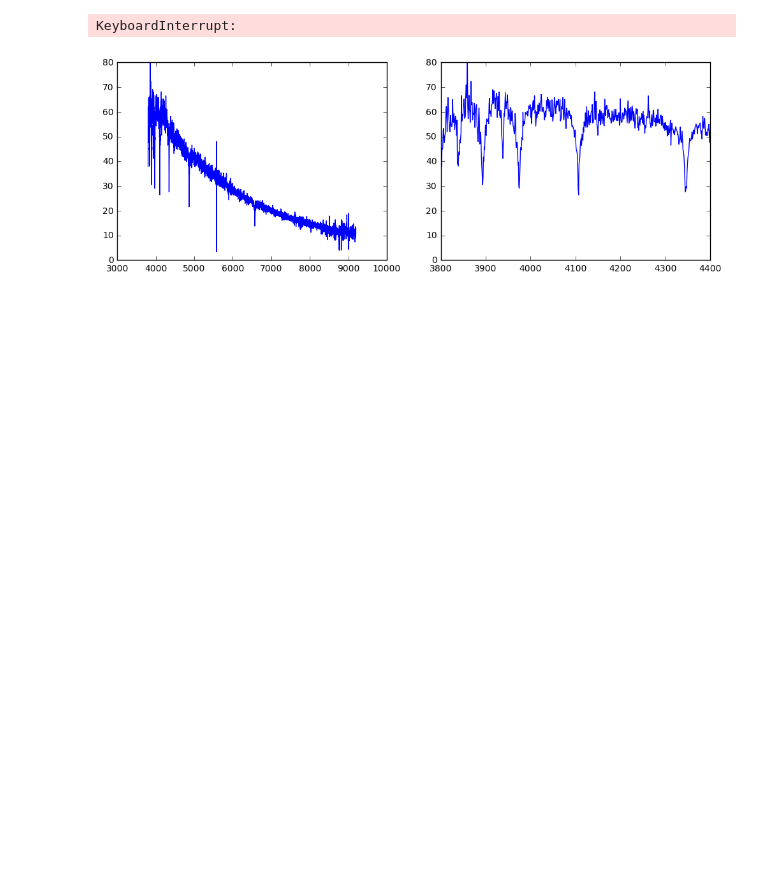
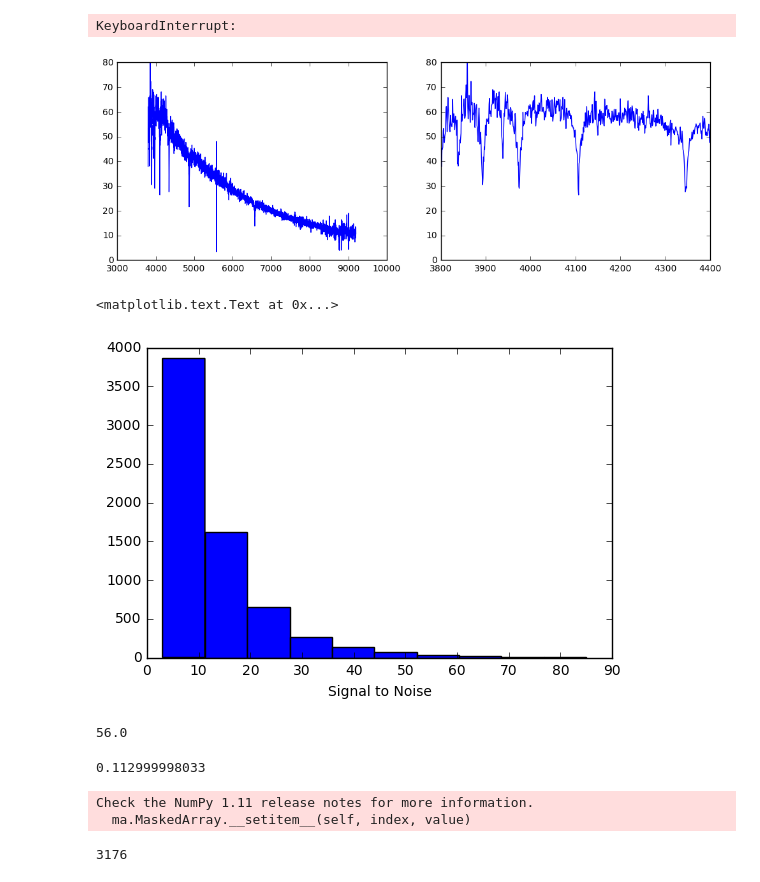
Before and after one commit to astrophysically/WDSpectralFitting, a Jupyter notebook: WD Spectra.ipynb, the cells around one changed output. Saved outputs shown, nothing was run; the diff lists cells and outputs as text; code cells hidden in the pictures; blank space fills up the shorter version.

```diff
--- a/WD Spectra.ipynb
+++ b/WD Spectra.ipynb
@@ -119,3 +120,9 @@ def plot_spec(num,directory,WD):
 plot_spec(0,directory,WD)
 # %% [output]
 [figure]
+# %%
+plt.hist(WD['S_N'])
+plt.xlabel('Signal to Noise')
+# %% [output]
+<matplotlib.text.Text at 0x...>
+[figure, added]
@@ -121,0 +131,14 @@ plot_spec(0,directory,WD)
+# %%
+print np.median(good_WD['e_Teff'])
+# %% [output]
+56.0
+# %%
+print np.nanmedian(good_WD['e_logg'])
+# %% [output]
+0.112999998033
+Check the NumPy 1.11 release notes for more information.
+  ma.MaskedArray.__setitem__(self, index, value)
+# %%
+len(good_WD)
+# %% [output]
+3176
```
Also changed, not shown: parts of 4 cells of this notebook.
